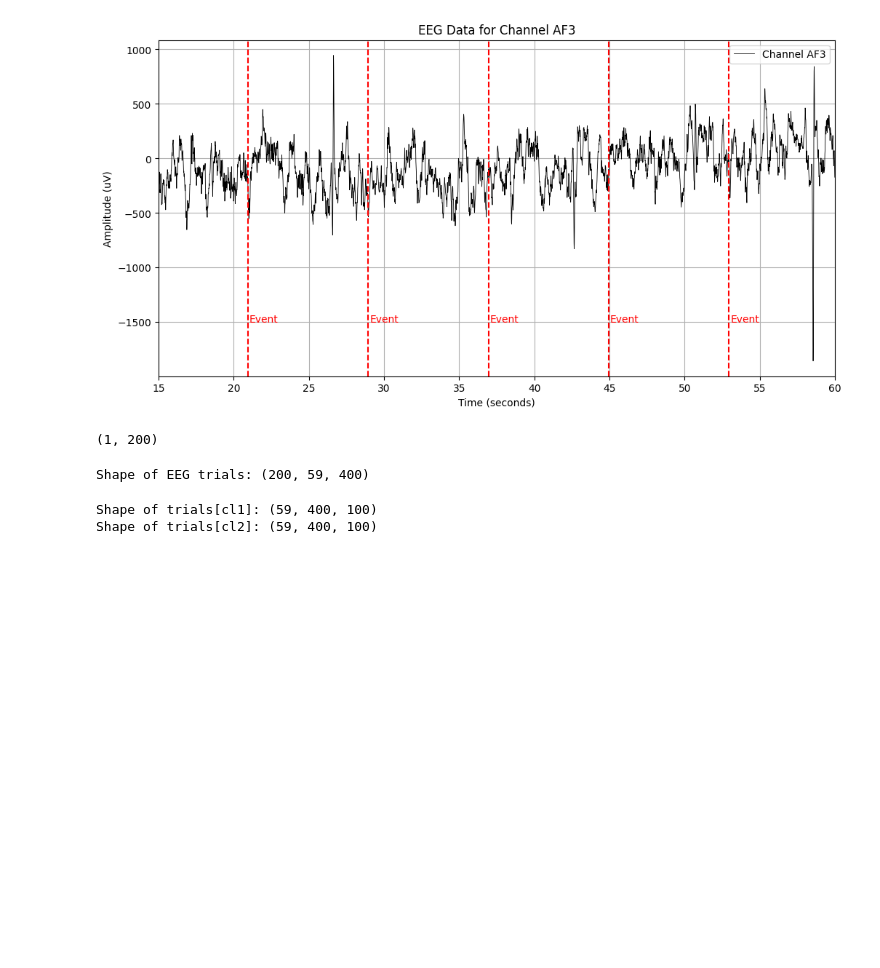
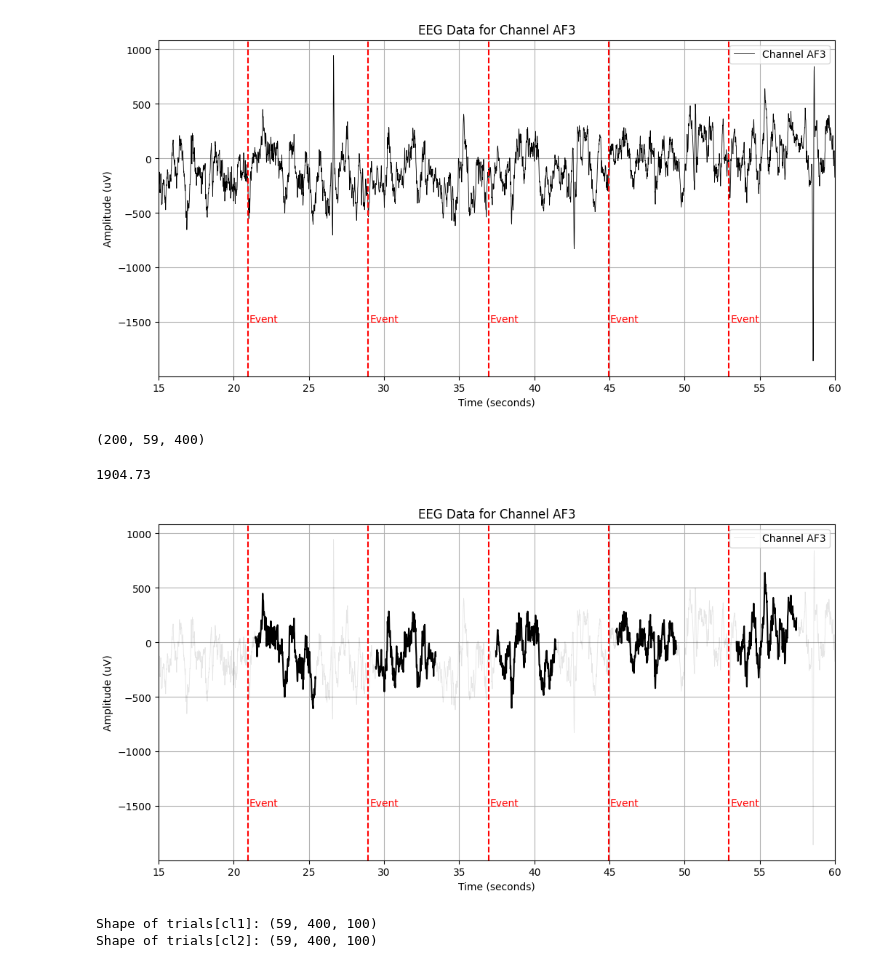
Before and after one commit to costanzapistone/Robot-Control-by-EEG-with-ML, a Jupyter notebook: code/signal_processing/data_visualization.ipynb, the cells around one changed output. Drawn from its saved outputs; the diff is of its cells as text; code cells hidden in the pictures; blank space fills up the shorter version.

```diff
--- a/code/signal_processing/data_visualization.ipynb
+++ b/code/signal_processing/data_visualization.ipynb
@@ -106,10 +104,6 @@ plt.grid(True)
 plt.show()
 # %% [output]
 [figure]
-# %%
-event_onsets.shape
-# %% [output]
-(1, 200)
 # %%
 # Sequential Segmentation
 
@@ -126,8 +120,64 @@ for i in range(event_onsets.shape[1]):
     onset = event_onsets[:,i]
 
     trials_all.append(EEGdata[:, onset+win])
+
+# Convert to NumPy array
+trials_all = np.asarray(trials_all)
+trials_all.shape
 # %% [output]
-Shape of EEG trials: (200, 59, 400)
+(200, 59, 400)
+# %%
+nsamples * time_unit
+# %% [output]
+1904.73
+# %%
+import matplotlib.pyplot as plt
+
+
+
+# Select the first channel
+channel_idx = 0
+channel_data = EEGdata[channel_idx, :]
+
+# Create a time axis
+time_axis = np.arange(0, nsamples) * time_unit
+
+# Specify the time range to zoom in (0 to 100 seconds)
+start_time = 0
+end_time = 60
+
+# Find the corresponding indices for the specified time range
+start_idx = int(start_time / time_unit)
+end_idx = int(end_time / time_unit)
+
+# Plot EEG data for the first channel within the specified time range
+plt.figure(figsize=(12, 6))
+plt.plot(time_axis[start_idx:end_idx], channel_data[start_idx:end_idx],color='black', alpha = 0.1,linewidth=0.6, label=f'Channel {chan_names[channel_idx]}')
+plt.title('EEG Data for Channel %s' % chan_names[channel_idx])
+plt.xlabel('Time (seconds)')
+plt.ylabel('Amplitude (uV)')
+plt.xlim((15,60))
+
+# Plot vertical lines at the event onsets
+valid_event_onsets = (start_time <= event_onset_time) & (event_onset_time <= end_time)
+
+for onset_time in event_onset_time[valid_event_onsets]:
+    plt.axvline(x=onset_time, color='red', linestyle='--')
+    plt.text(onset_time + 0.1, -1500, 'Event', color='red')
+
+    # Get the corresponding second value
+    corresponding_second = int(onset_time)
+
+x_trials = np.arange(0, nsamples_win)
+
+for i, e in enumerate(event_onsets[0,:5]):
+    plt.plot((win + e)*time_unit, trials_all[i, channel_idx, :], color='black', alpha=1)
+
+plt.legend()
+plt.grid(True)
+plt.show()
+# %% [output]
+[figure, added]
 # %%
 # Segmentation class dependent
 
```
Also changed, not shown: parts of 1 cell of this notebook.
